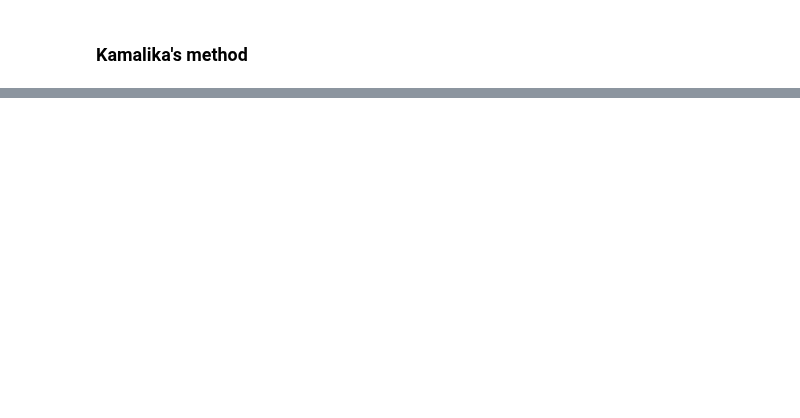
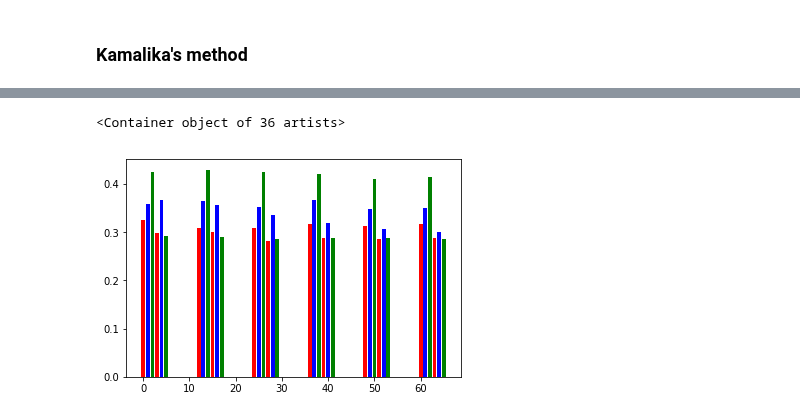
Before and after one commit to jimola/S18_Research, a Jupyter notebook: Python/LogRegChoice.ipynb, the cells around one changed output, grey strips where cells are left out. Saved outputs shown, nothing was run; the diff lists cells and outputs as text; code cells hidden in the pictures; blank space fills up the shorter version.

```diff
--- a/Python/LogRegChoice.ipynb
+++ b/Python/LogRegChoice.ipynb
@@ -515,0 +418,4 @@ pd.value_counts(adult_test_cm.y)
+# %%
+x_pos = np.array([12*x + y for x in range(6) for y in range(6)])
+colors = ['red', 'blue', 'green']*3
+np.array(tst).flatten()
@@ -515,0 +431,6 @@ pd.value_counts(adult_test_cm.y)
+# %%
+fig, axis = plt.subplots()
+axis.bar(x_pos, np.array(tst).flatten(), color=colors)
+# %% [output]
+<Container object of 36 artists>
+[figure, added]
```
Also changed, not shown: parts of 34 cells of this notebook, 1 other file.
